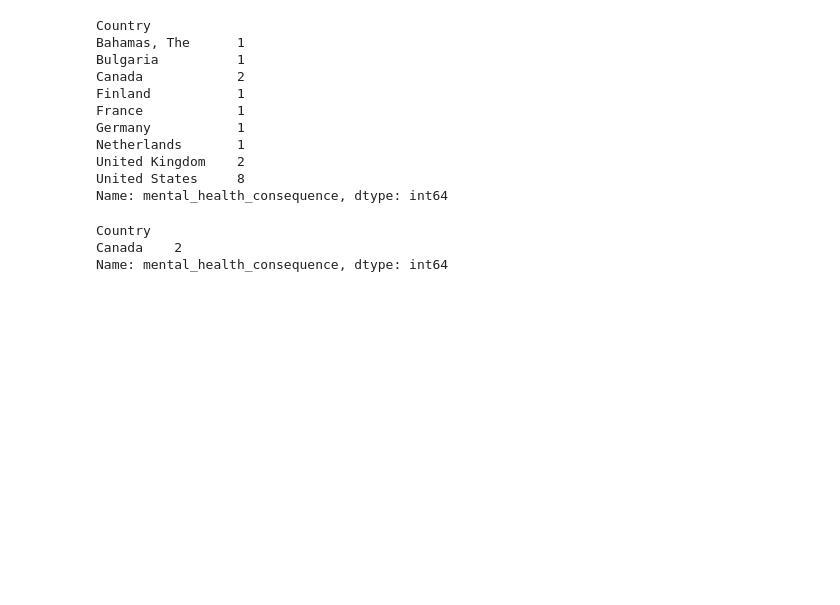
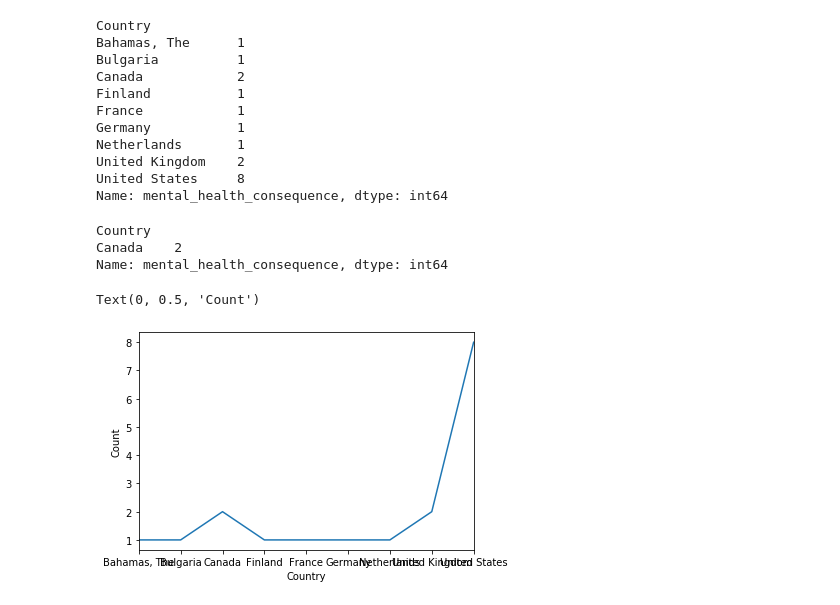
Before and after one commit to thapersonam/Mentalhealth_Final_Assignment, a Jupyter notebook: Untitled1.ipynb, the cells around one changed output. Drawn from its saved outputs; the diff is of its cells as text; code cells hidden in the pictures; blank space fills up the shorter version.

Commit message:
FINAL GRAPH OUTPUT

```diff
--- a/Untitled1.ipynb
+++ b/Untitled1.ipynb
@@ -85,3 +85,10 @@ print(mental_health_location_uniquecountry)
 Country
 Canada    2
 Name: mental_health_consequence, dtype: int64
+# %%
+#line plot
+mental_health_location_hist.plot.line()
+plt.ylabel('Count')
+# %% [output]
+Text(0, 0.5, 'Count')
+[figure, added]
```
